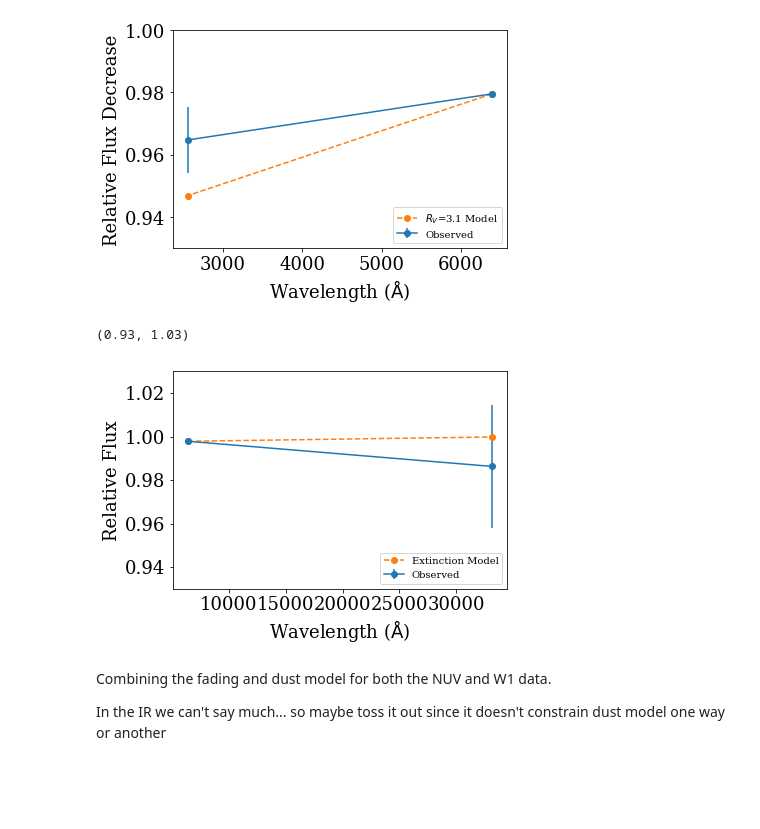
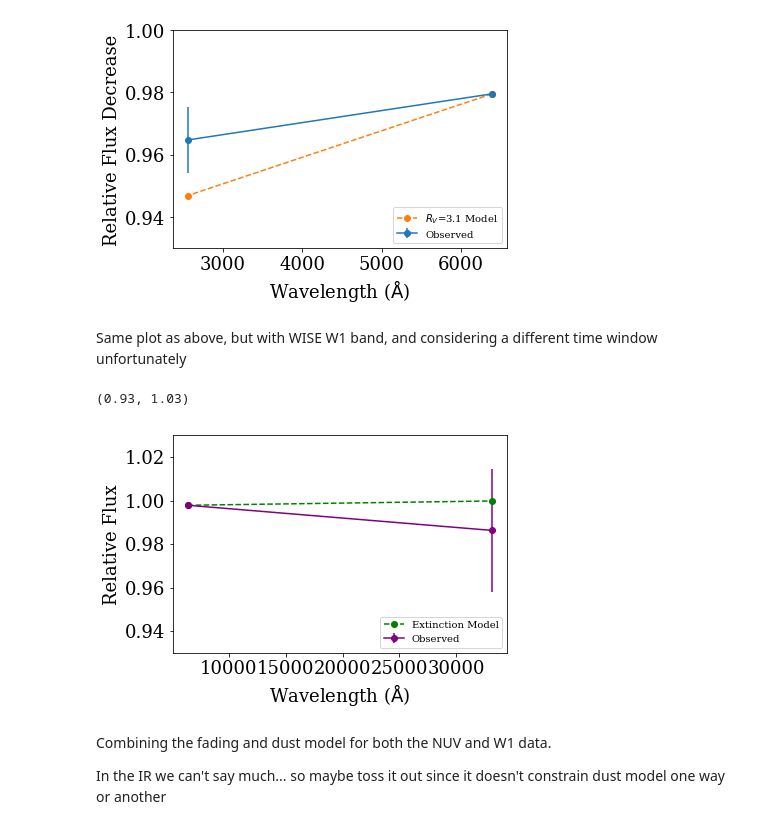
Before and after one commit to jradavenport/GALEX_Boyajian, a Jupyter notebook: explore.ipynb, the cells around one changed output. Saved outputs shown, nothing was run; the diff lists cells and outputs as text; code cells hidden in the pictures; blank space fills up the shorter version.

```diff
--- a/explore.ipynb
+++ b/explore.ipynb
@@ -387,18 +388,20 @@ plt.ylim(0.93,1)
 plt.savefig(target+'_extinction_model_1.pdf', dpi=150, bbox_inches='tight', pad_inches=0.25)
 # %% [output]
 [figure]
+# %% [markdown]
+Same plot as above, but with WISE W1 band, and considering a different time window unfortunately
 # %%
 plt.errorbar([wave_Kep, wave_W1], [1-frac_kep_w, wise_flux[1]], yerr=[0, np.sqrt(np.sum(wise_err**2))],
-             label='Observed', marker='o')
-plt.plot([wave_Kep, wave_W1], [1-frac_kep_w, frac_w1], '--o', label='Extinction Model')
+             label='Observed', marker='o', c='purple')
+plt.plot([wave_Kep, wave_W1], [1-frac_kep_w, frac_w1], '--o', label='Extinction Model', c='green')
 plt.legend(fontsize=10, loc='lower right')
 plt.xlabel(r'Wavelength ($\rm\AA$)')
 plt.ylabel('Relative Flux')
 plt.ylim(0.93,1.03)
 # plt.savefig(target+'_extinction_model_2.png', dpi=150, bbox_inches='tight', pad_inches=0.25)
 # %% [output]
 (0.93, 1.03)
-[figure, old version]
+[figure, new version]
 # %% [markdown]
 Combining the fading and dust model for both the NUV and W1 data.
 
```
Also changed, not shown: parts of 15 cells of this notebook, 2 other files.
